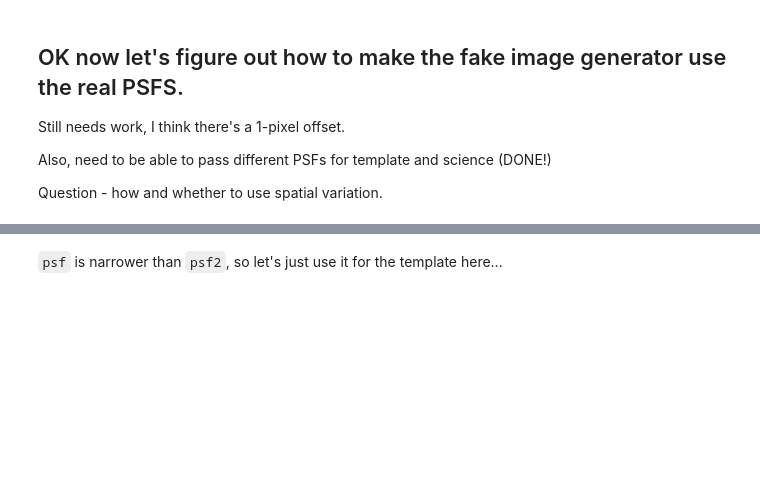
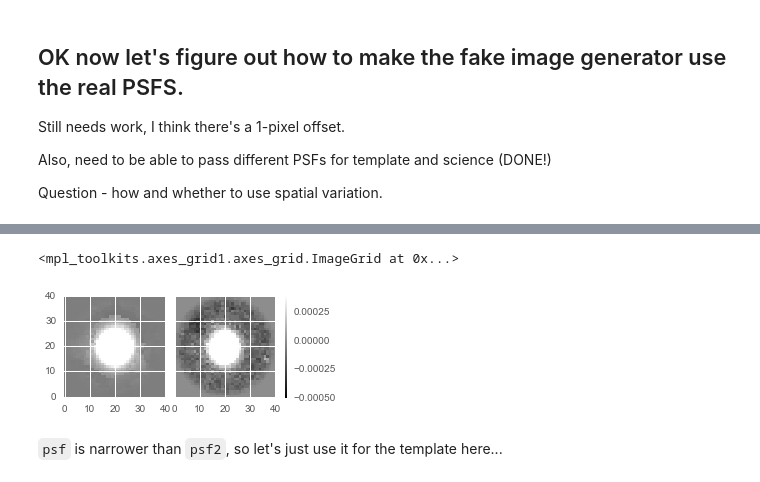
Before and after one commit to lsst-dm/diffimTests, a Jupyter notebook: 30. 4a. other psf models-real PSFs.ipynb, the cells around one changed output, grey strips where cells are left out. Drawn from its saved outputs; the diff is of its cells as text; code cells hidden in the pictures; blank space fills up the shorter version.

```diff
--- a/30. 4a. other psf models-real PSFs.ipynb
+++ b/30. 4a. other psf models-real PSFs.ipynb
@@ -335,6 +335,11 @@ filename = '/Users/dreiss/lsstsw/stack/DarwinX86/afwdata/2.2016.10+7/CFHT/D4/cal
 psf, source = dit.psf.loadPsf(filename, asArray=False)
 filename2 = '/Users/dreiss/lsstsw/stack/DarwinX86/afwdata/2.2016.10+7/CFHT/D4/cal-53535-i-797722_6.fits'
 psf2, source = dit.psf.loadPsf(filename2, asArray=False)
+# %%
+dit.plotImageGrid((dit.afw.afwPsfToArray(psf), dit.afw.afwPsfToArray(psf2)), same_zscale=True)
+# %% [output]
+<mpl_toolkits.axes_grid1.axes_grid.ImageGrid at 0x...>
+[figure, added]
 # %% [markdown]
 `psf` is narrower than `psf2`, so let's just use it for the template here...
 # %%
```
Also changed, not shown: parts of 20 cells of this notebook, 7 other files.
